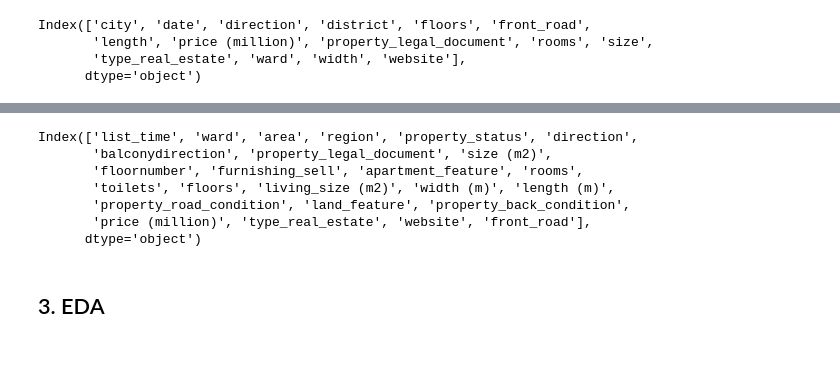
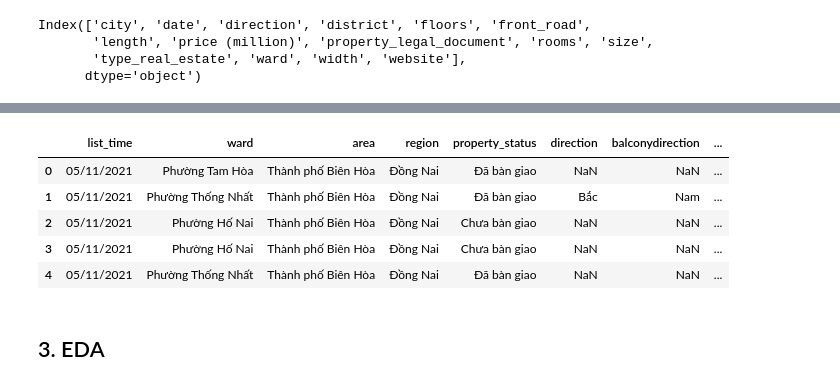
Before and after one commit to DaiVo20/-Real-Estate-Data-Analysis, a Jupyter notebook: EDA.ipynb, the cells around one changed output, grey strips where cells are left out. Cells and saved outputs as stored; diff of their text form; code cells hidden in the pictures; blank space fills up the shorter version.

Commit message:
Revert "update chotot"
This reverts commit 96dd46714560e2f24fb4892d4c25914486d39091.

```diff
--- a/EDA.ipynb
+++ b/EDA.ipynb
@@ -44,4 +46,2 @@ alonhadat_df['price (million)'] = alonhadat_df['price (million)'].apply(lambda x
-# %%
-alonhadat_df['price (million)'] = alonhadat_df['price (million)'].apply(lambda x: float(x))
 # %% [markdown]
 ## 2. Merge Data
@@ -69,2 +68,3 @@ Index(['list_time', 'ward', 'area', 'region', 'property_status', 'direction',
 # %%
-alonhadat_df.rename(columns={"city": "region", "date": "list_time", "size": "size (m2)", 'district':"area", 'length':"length (m)", 'width':"width (m)"}, inplace=True)
+alonhadat_df.rename(columns={"city": "region", "date": "list_time", "size": "size (m2)",
+                    'district': "area", 'length': "length (m)", 'width': "width (m)"}, inplace=True)
@@ -96,6 +71,3 @@ alonhadat_df.head(3)
 # %%
-BDS_df = chotot_df.copy()
 # merge 2 data lai thanh BDS_df
-BDS_df = BDS_df.append(alonhadat_df, ignore_index=True)
+BDS_df = pd.concat([chotot_df, alonhadat_df], ignore_index=True)
-# %%
-BDS_df['floors'] = BDS_df['floors'].apply(lambda x: int(x) if str(x) == 'float' else x)
@@ -122,13 +74,12 @@ list(BDS_df['length (m)'])
-# %%
-BDS_df.columns
-# %% [output]
-Index(['list_time', 'ward', 'area', 'region', 'property_status', 'direction',
-       'balconydirection', 'property_legal_document', 'size (m2)',
-       'floornumber', 'furnishing_sell', 'apartment_feature', 'rooms',
-       'toilets', 'floors', 'living_size (m2)', 'width (m)', 'length (m)',
-       'property_road_condition', 'land_feature', 'property_back_condition',
-       'price (million)', 'type_real_estate', 'website', 'front_road'],
-      dtype='object')
+# %%
+BDS_df.head(5)
+# %% [output]
+|  | list_time | ward | area | region | property_status | direction | balconydirection | ... |
+| 0 | 05/11/2021 | Phường Tam Hòa | Thành phố Biên Hòa | Đồng Nai | Đã bàn giao | NaN | NaN | ... |
+| 1 | 05/11/2021 | Phường Thống Nhất | Thành phố Biên Hòa | Đồng Nai | Đã bàn giao | Bắc | Nam | ... |
+| 2 | 05/11/2021 | Phường Hố Nai | Thành phố Biên Hòa | Đồng Nai | Chưa bàn giao | NaN | NaN | ... |
+| 3 | 05/11/2021 | Phường Hố Nai | Thành phố Biên Hòa | Đồng Nai | Chưa bàn giao | NaN | NaN | ... |
+| 4 | 05/11/2021 | Phường Thống Nhất | Thành phố Biên Hòa | Đồng Nai | Đã bàn giao | NaN | NaN | ... |
 # %% [markdown]
 ## 3. EDA
 # %% [markdown]
```
Also changed, not shown: parts of 39 cells of this notebook, 2 other files.
